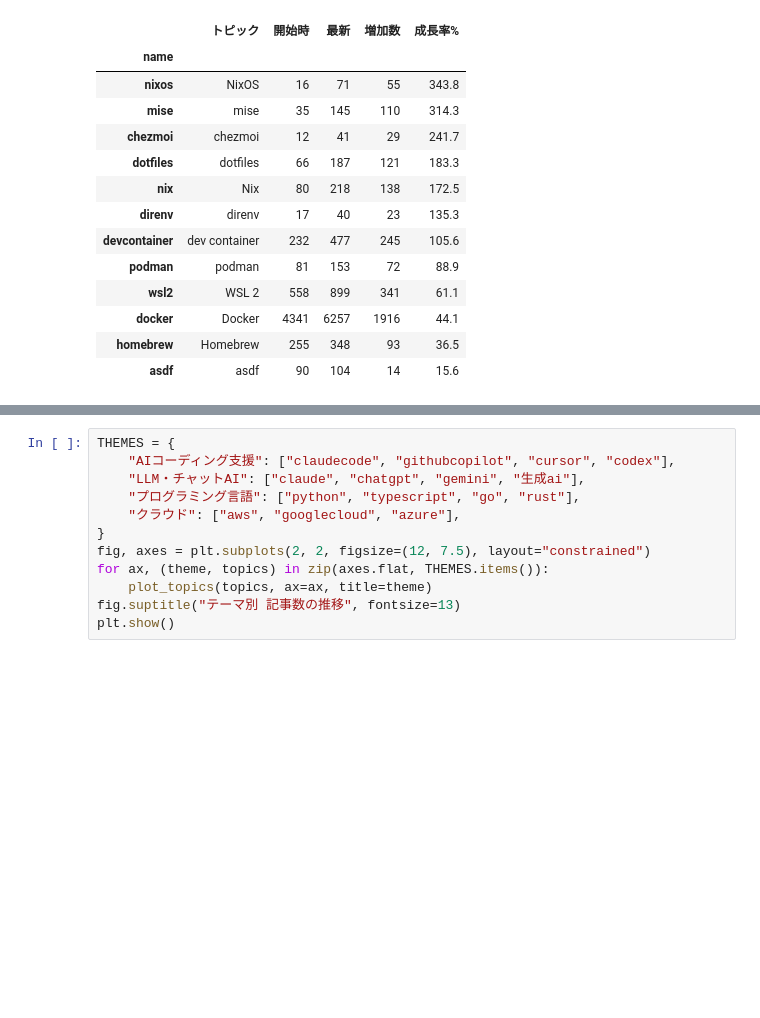
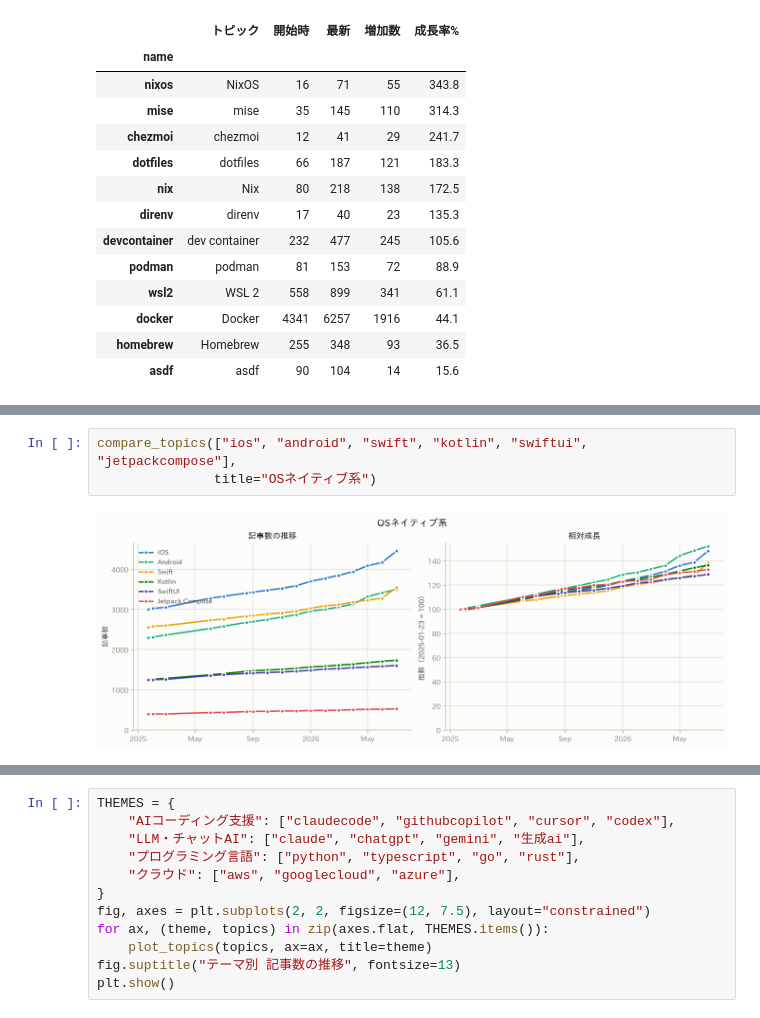
Before and after one commit to fa0311/zenn-topic-analyze, a Jupyter notebook: analysis.ipynb, the cells around one changed output, grey strips where cells are left out. Saved outputs shown, nothing was run; the diff lists cells and outputs as text; blank space fills up the shorter version.

```diff
--- a/analysis.ipynb
+++ b/analysis.ipynb
@@ -542,0 +622,5 @@ plot_topics(["claudecode", "cursor", "githubcopilot", "codex"], normalize=True,
+# %%
+compare_topics(["ios", "android", "swift", "kotlin", "swiftui", "jetpackcompose"],
+               title="OSネイティブ系")
+# %% [output]
+[figure, added]
```
Also changed, not shown: parts of 30 cells of this notebook, 2 other files.
